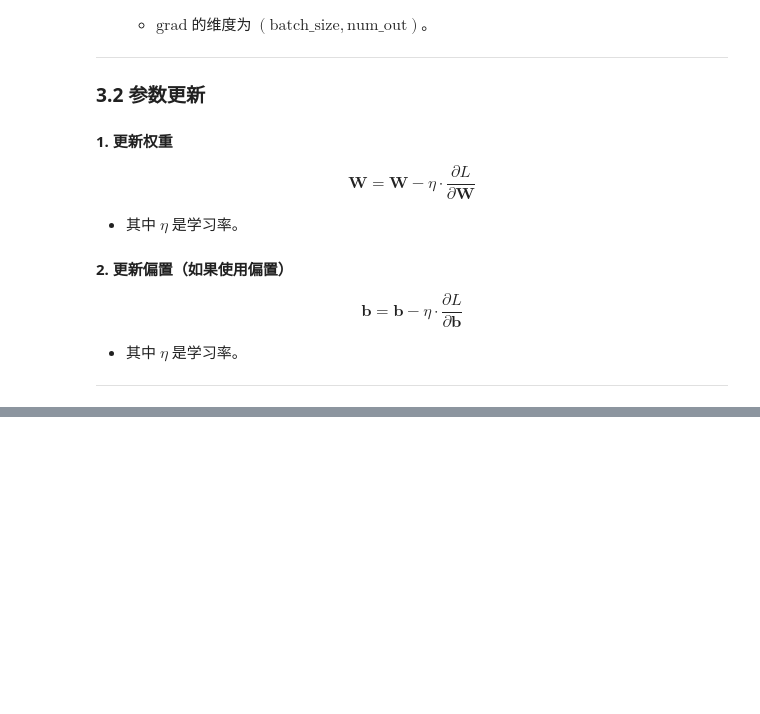
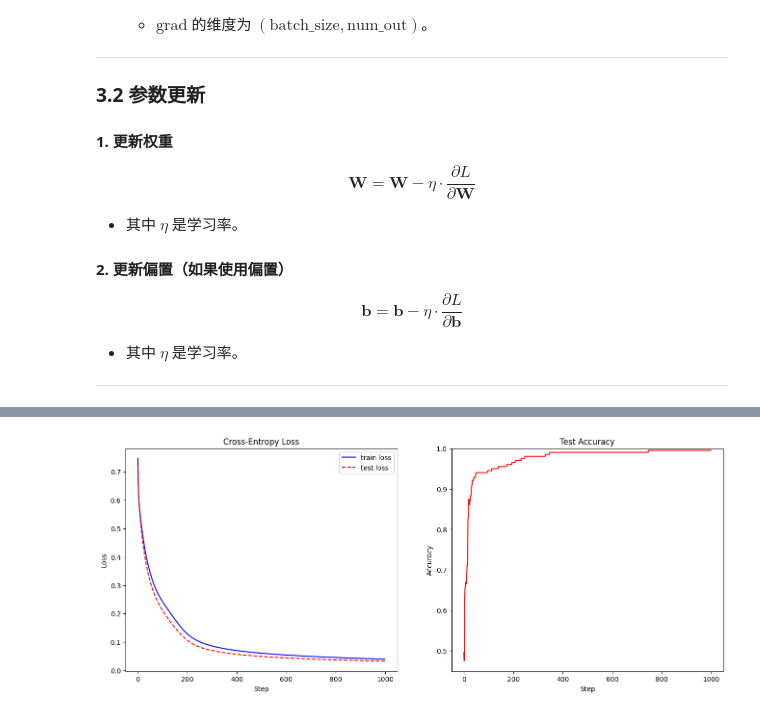
Before and after one commit to Luli3220/ML-Learning, a Jupyter notebook: Neural Networks and Multilayer Perceptrons/Neural Networks and Multilayer Perceptrons.ipynb, the cells around one changed output, grey strips where cells are left out. Cells and saved outputs as stored; diff of their text form; code cells hidden in the pictures; blank space fills up the shorter version.

Commit message:
PyTorch版MLP

```diff
--- a/Neural Networks and Multilayer Perceptrons/Neural Networks and Multilayer Perceptrons.ipynb
+++ b/Neural Networks and Multilayer Perceptrons/Neural Networks and Multilayer Perceptrons.ipynb
@@ -473,0 +564,79 @@ plt.show()
+# %%
+# 设置超参数
+num_epochs = 1000
+learning_rate = 0.1
+batch_size = 128
+eps = 1e-7
+torch.manual_seed(0)
+
+
+#初始化MLP模型
+mlp=MLP_torch(layer_sizes=[2,4,1],use_bias=True,out_activation='sigmoid')
+
+#定义SGD优化器
+opt=torch.optim.SGD(mlp.parameters(),lr=learning_rate)
+
+#开始训练
+losses=[]
+test_losses=[]
+test_accs=[]
+
+for epoch in range(num_epochs):
+  st=0
+  loss=[]
+  while True:
+    ed=min(st+batch_size,len(x_train))
+    if(st>=ed):
+      break
+    #取出batch，转为张量
+    x=torch.tensor(x_train[st:ed],dtype=torch.float32)
+    y=torch.tensor(y_train[st:ed],dtype=torch.float32).reshape(-1,1)
+
+    #计算MLP预测
+    #调用模型，PyTorch会【自动调用】forward方法
+    #y_pred的维度为(batch_size,layer_sizes[-1])
+    y_pred=mlp(x)
+    #计算交叉熵损失
+    train_loss=torch.mean(-y*torch.log(y_pred+eps)-(1-y)*torch.log(1-y_pred+eps))
+    #清空梯度
+    opt.zero_grad()
+    #方向传播
+    train_loss.backward()
+    #更新参数
+    opt.step()
+    #记录损失，但是需要先把损失张量转为numpy模式
+    loss.append(train_loss.detach().numpy())
+    st+=batch_size
+
+  losses.append(np.mean(loss))
+  # 计算测试集上的交叉熵
+  # 在不需要梯度的部分，可以用torch.inference_mode()加速计算
+  with torch.inference_mode():  #PyTorch 的上下文管理器 torch.inference_mode(),它的主要功能是 优化推理（inference）过程 ，
+                                #通过禁用梯度计算和优化某些操作来提高效率并减少内存占用。
+    x = torch.tensor(x_test, dtype=torch.float32)
+    y = torch.tensor(y_test, dtype=torch.float32).reshape(-1, 1)
+    y_pred = mlp(x)
+    test_loss = torch.sum(-y * torch.log(y_pred + eps) - (1 - y) * torch.log(1 - y_pred + eps)) / len(x_test)
+    test_acc = torch.sum(torch.round(y_pred) == y) / len(x_test)
+    test_losses.append(test_loss.detach().numpy())
+    test_accs.append(test_acc.detach().numpy())
+
+print('测试精度：', test_accs[-1])
+# 将损失变化进行可视化
+plt.figure(figsize=(16, 6))
+plt.subplot(121)
+plt.plot(losses, color='blue', label='train loss')
+plt.plot(test_losses, color='red', ls='--', label='test loss')
+plt.xlabel('Step')
+plt.ylabel('Loss')
+plt.title('Cross-Entropy Loss')
+plt.legend()
+
+plt.subplot(122)   #plt.subplot(122)中的122,可以拆解为三个部分 :1表示整个图形被划分为1行 ,2表示整个图形被划分为2列。2表示当前要操作的是第2个子图 。
+plt.plot(test_accs, color='red')
+plt.ylim(top=1.0)
+plt.xlabel('Step')
+plt.ylabel('Accuracy')
+plt.title('Test Accuracy')
+plt.show()
+# %% [output]
@@ -473,0 +644 @@ plt.show()
+[figure, added]
```
Also changed, not shown: parts of 10 cells of this notebook.
